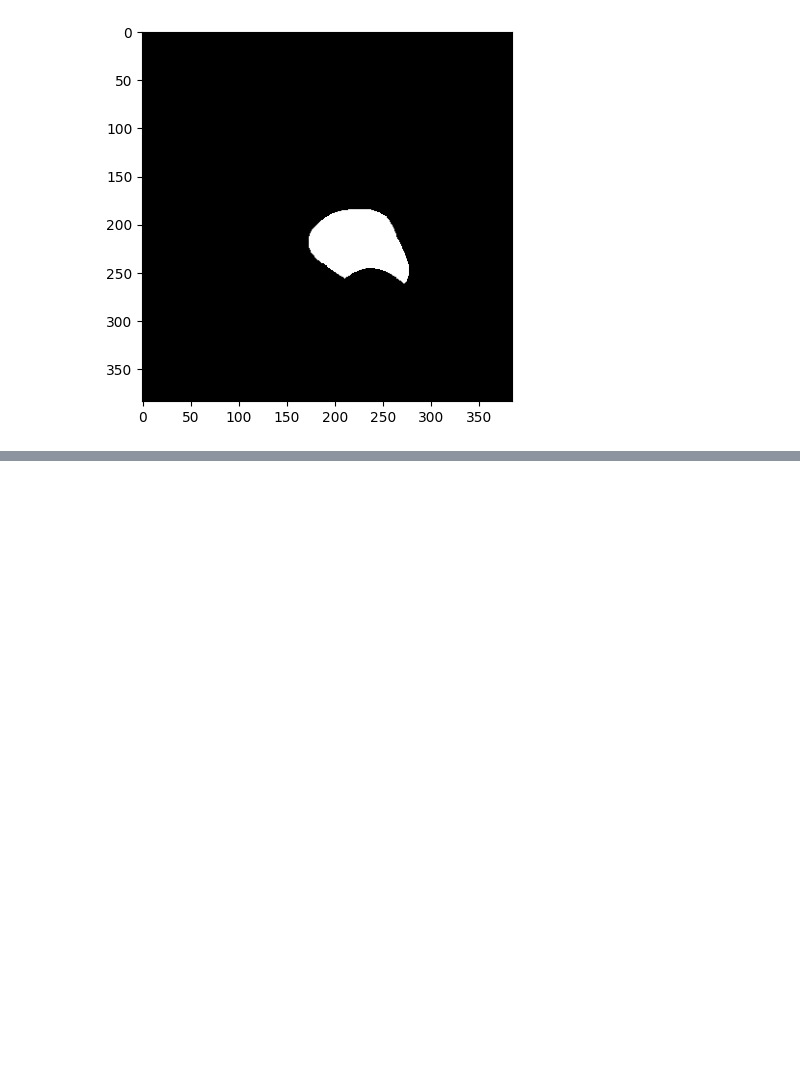
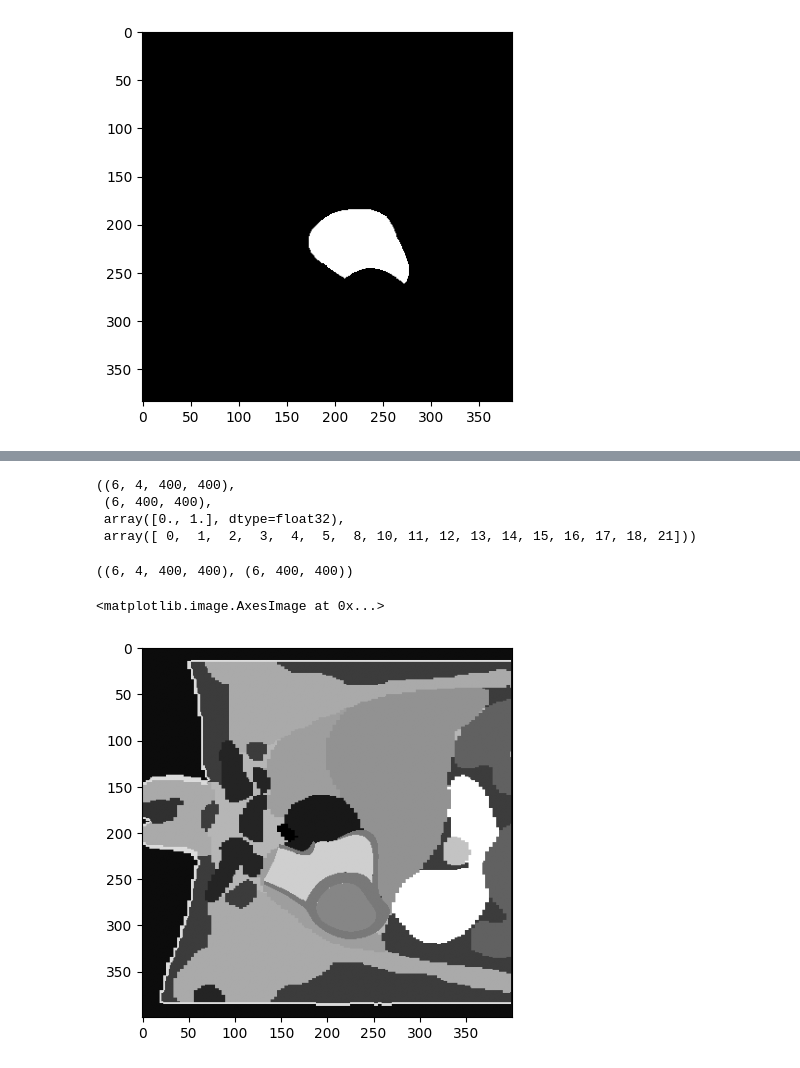
Before and after one commit to paolodc5/CMR_synthesis, a Jupyter notebook: mt_DIDC_DPM_analysis.ipynb, the cells around one changed output, grey strips where cells are left out. Cells and saved outputs as stored; diff of their text form; code cells hidden in the pictures; blank space fills up the shorter version.

```diff
--- a/mt_DIDC_DPM_analysis.ipynb
+++ b/mt_DIDC_DPM_analysis.ipynb
@@ -87,0 +116,14 @@ reconstructed = autoencoder.decode(z).sample
+# %%
+data_path = 'DIDC_multiclass_coro_v2'
+dest_dir = './CoroV2_processed'
+os.makedirs(dest_dir, exist_ok=True)
+
+file = files[100]
+pat_id = file.replace('.npy', '')
+
+dataset = LazyDatasetDIDC(data_path, GROUPING_RULES, NEW_LABELS, target_size=(400, 400),
+                 num_input_classes=4, original_labels=None, rm_black_slices=True, remap_nn=False, threshold_classes=50, min_blob_size=10, file_list=[file])
+
+
+path = os.path.join(data_path, file)
+path
@@ -87,0 +229,10 @@ reconstructed = autoencoder.decode(z).sample
+# %%
+fg_stack = np.stack(fg_list, axis=0)
+mask_stack = np.stack(mask_list, axis=0)
+
+fg_stack.shape, mask_stack.shape, np.unique(fg_stack), np.unique(mask_stack)
+# %% [output]
+((6, 4, 400, 400),
+ (6, 400, 400),
+ array([0., 1.], dtype=float32),
+ array([ 0,  1,  2,  3,  4,  5,  8, 10, 11, 12, 13, 14, 15, 16, 17, 18, 21]))
@@ -87,0 +242,12 @@ reconstructed = autoencoder.decode(z).sample
+# %%
+fg_loaded = np.load(os.path.join(dest_dir, f"{pat_id}_fg.npy"))
+mask_loaded = np.load(os.path.join(dest_dir, f"{pat_id}_mask.npy"))
+# %%
+fg_loaded.shape, mask_loaded.shape
+# %% [output]
+((6, 4, 400, 400), (6, 400, 400))
+# %%
+plt.imshow(mask_loaded[5], cmap='gray')
+# %% [output]
+<matplotlib.image.AxesImage at 0x...>
+[figure, added]
```
Also changed, not shown: parts of 19 cells of this notebook, 5 other files.
